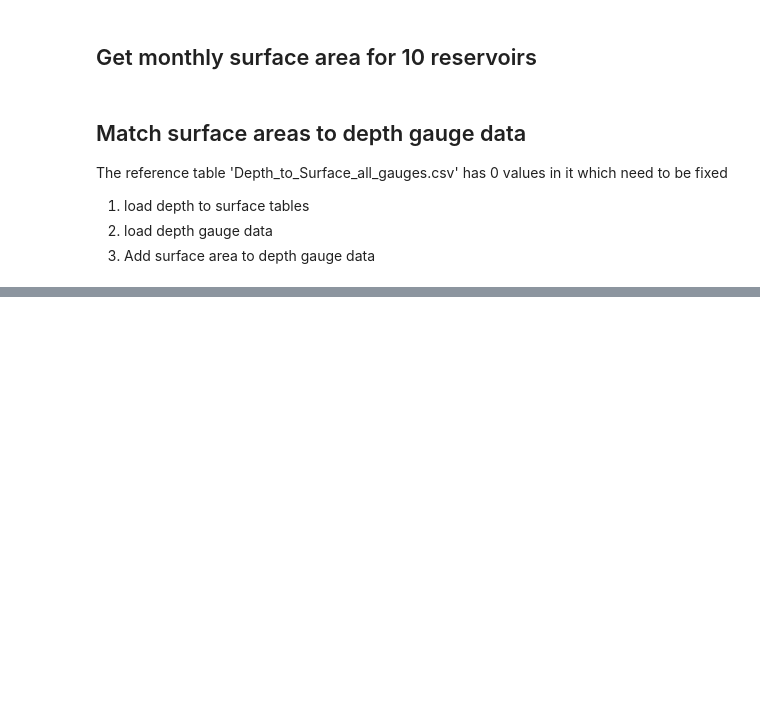
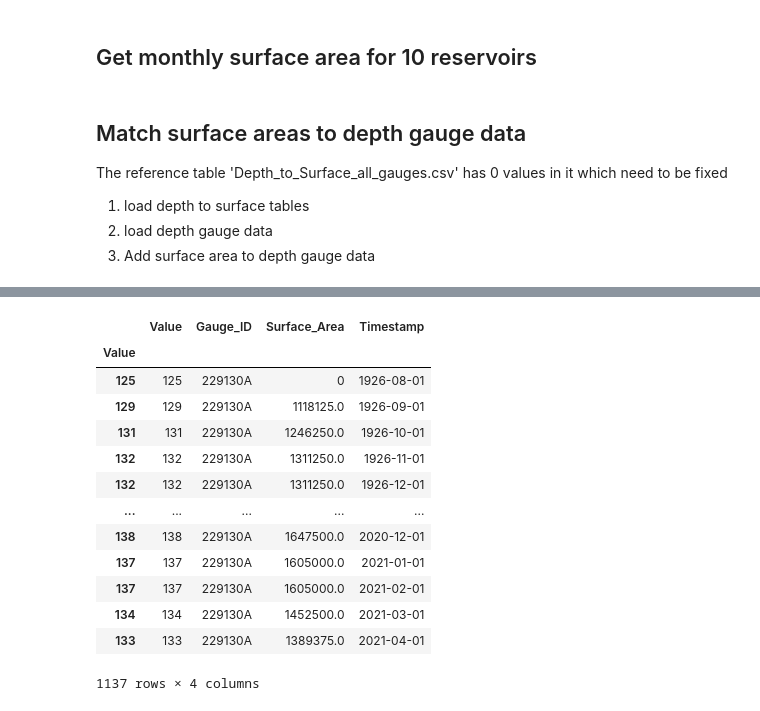
Before and after one commit to anchor228/Reservoirs_project, a Jupyter notebook: Surface_Area_monthly.ipynb, the cells around one changed output, grey strips where cells are left out. Drawn from its saved outputs; the diff is of its cells as text; code cells hidden in the pictures; blank space fills up the shorter version.

```diff
--- a/Surface_Area_monthly.ipynb
+++ b/Surface_Area_monthly.ipynb
@@ -79,0 +21,64 @@ df
+# %%
+#read in reference table of depth to surface area
+dsa = pd.read_csv('Depth_to_Surface_all_gauges.csv')
+dsa = dsa[['Gauge_Name', 'Gauge_ID', 'Depth', 'Surface_Area', 'State']]
+
+
+name1 = 'Library/maroondah_229130A.csv'
+name1 = name1[8:~3]
+
+csv = 'Library/' + name1 + '.csv'
+
+#Get gauge ID
+gauge_number_df = pd.read_csv(csv, nrows=1, escapechar='#')
+column2 = list(gauge_number_df)[1]
+gauge_number_df = gauge_number_df.rename(columns = {column2 : 'gauge_ID'})
+ID = gauge_number_df.at[0, 'gauge_ID']
+ID = str(ID)
+gauge_name_df = pd.read_csv(csv, nrows=2, escapechar='#')
+name = list(gauge_name_df)[1]
+
+# read in gauge data. I've taken out error_bad_lines = False from the read_csv function, as it got a depreciation warning
+df = pd.read_csv(csv,
+                    skiprows=9, escapechar='#',
+                         parse_dates=['Timestamp'],
+                         index_col=('Timestamp'),
+                        date_parser=lambda x: pd.to_datetime(x.rsplit('+', 1)[0]))
+
+# organise into monthly average
+df = df.resample('MS').mean() #Use this pandas function MS (monthly summary) to get the mean value of each month
+df = df.dropna()
+df = df.astype(np.int64)
+df['Gauge_ID'] = ID
+df = df[['Value', 'Gauge_ID']]
+df['Value'] = df['Value'].round(0)
+df['Surface_Area'] = '0'
+df['Timestamp'] = df.index
+df = df.set_index(df['Value'])
+
+# Get the right depth to surface area reference
+dsa_df = dsa.loc[dsa['Gauge_ID'] == ID]
+dsa_df = dsa_df.set_index(dsa_df['Depth'])
+
+# use the reference table to index match surface area to depth
+# I found this method on the internet
+s = dsa_df.Surface_Area.reindex(df.Value).values
+df['Surface_Area'] = np.where(np.isnan(s), df['Surface_Area'],s)
+### END LOOP ###
+
+df
+# %% [output]
+|  | Value | Gauge_ID | Surface_Area | Timestamp |
+| Value |  |  |  |  |
+| 125 | 125 | 229130A | 0 | 1926-08-01 |
+| 129 | 129 | 229130A | 1118125.0 | 1926-09-01 |
+| 131 | 131 | 229130A | 1246250.0 | 1926-10-01 |
+| 132 | 132 | 229130A | 1311250.0 | 1926-11-01 |
+| 132 | 132 | 229130A | 1311250.0 | 1926-12-01 |
+| ... | ... | ... | ... | ... |
+| 138 | 138 | 229130A | 1647500.0 | 2020-12-01 |
+| 137 | 137 | 229130A | 1605000.0 | 2021-01-01 |
+| 137 | 137 | 229130A | 1605000.0 | 2021-02-01 |
+| 134 | 134 | 229130A | 1452500.0 | 2021-03-01 |
+| 133 | 133 | 229130A | 1389375.0 | 2021-04-01 |
+1137 rows × 4 columns
```
Also changed, not shown: parts of 10 cells of this notebook, 5 other files.
